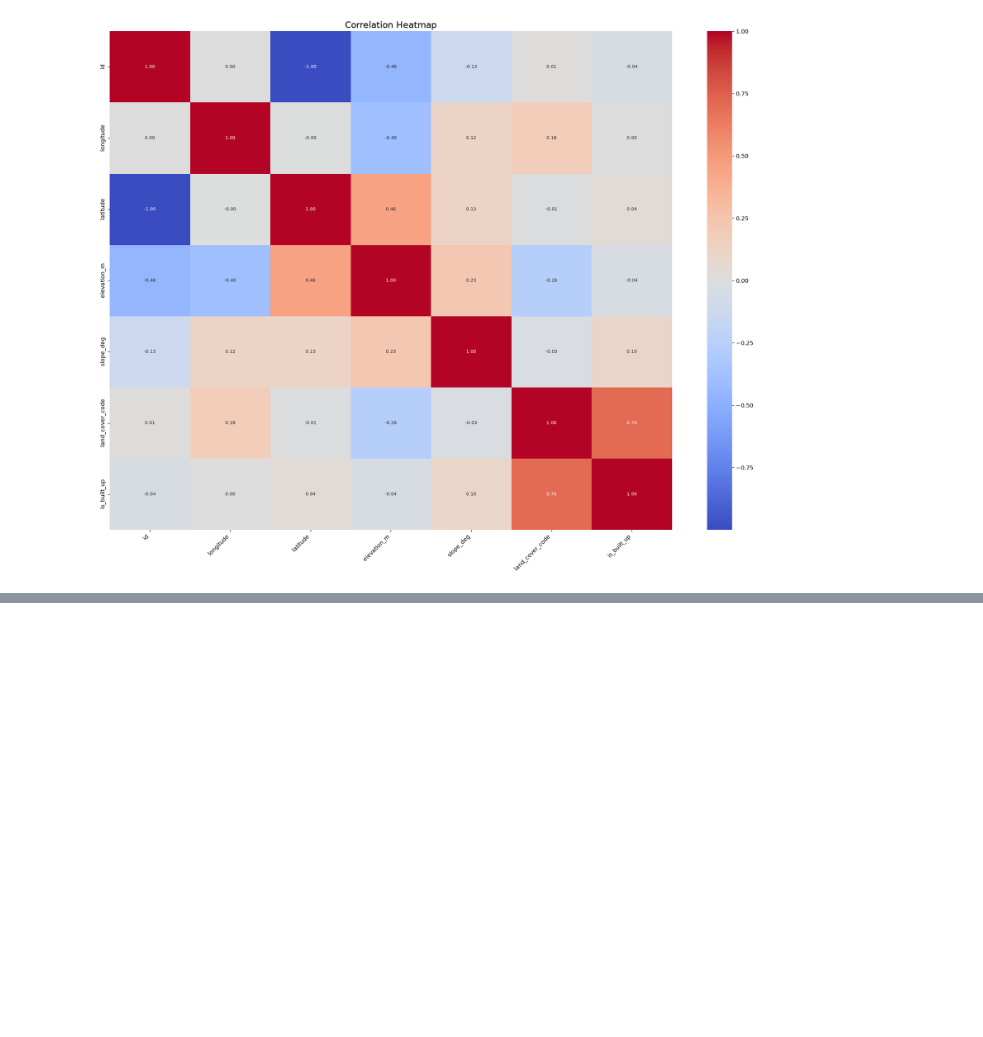
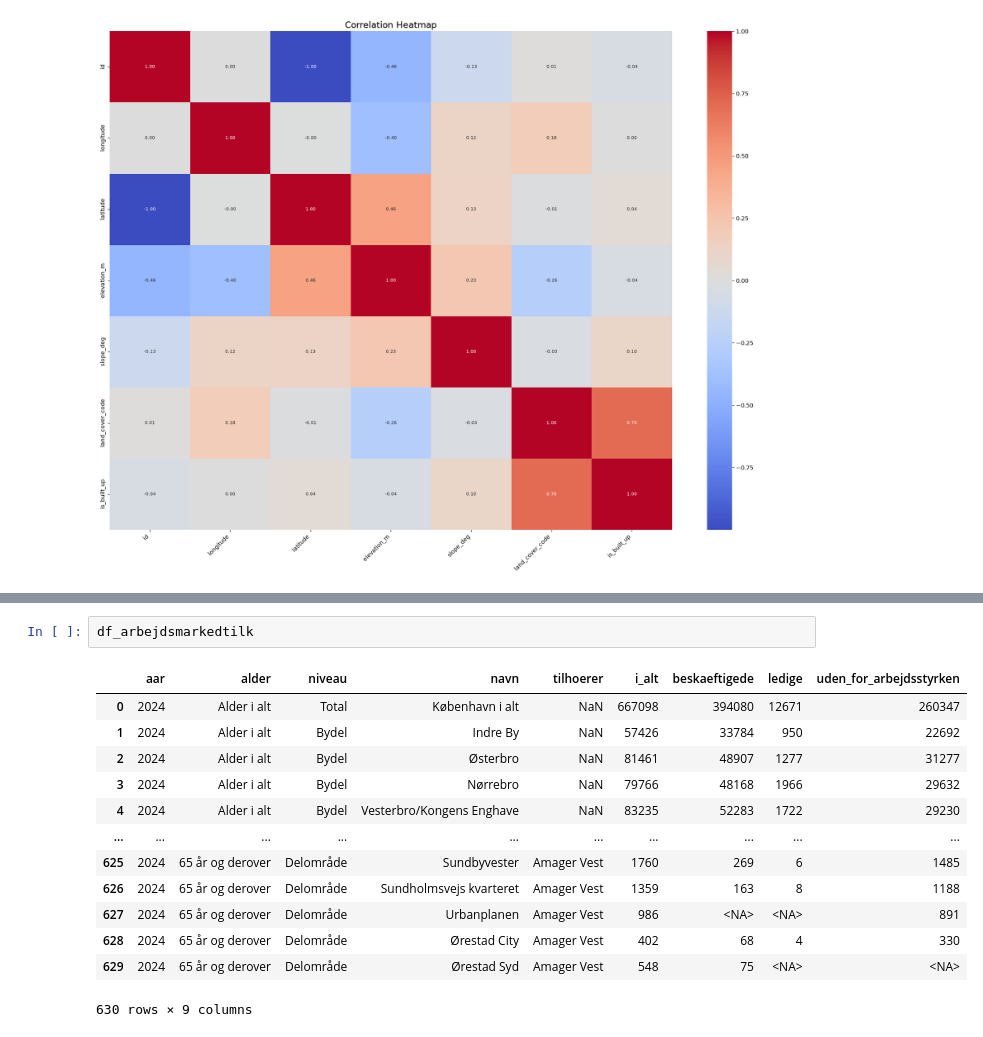
Before and after one commit to Inpatch/Esa_case, a Jupyter notebook: notebooks/variable_analysis/corr_maps.ipynb, the cells around one changed output, grey strips where cells are left out. Drawn from its saved outputs; the diff is of its cells as text; blank space fills up the shorter version.

```diff
--- a/notebooks/variable_analysis/corr_maps.ipynb
+++ b/notebooks/variable_analysis/corr_maps.ipynb
@@ -154,0 +261,16 @@ plot_corr_heatmap(dfs["training_table"])
+# %%
+df_arbejdsmarkedtilk
+# %% [output]
+|  | aar | alder | niveau | navn | tilhoerer | i_alt | beskaeftigede | ledige | uden_for_arbejdsstyrken |
+| 0 | 2024 | Alder i alt | Total | København i alt | NaN | 667098 | 394080 | 12671 | 260347 |
+| 1 | 2024 | Alder i alt | Bydel | Indre By | NaN | 57426 | 33784 | 950 | 22692 |
+| 2 | 2024 | Alder i alt | Bydel | Østerbro | NaN | 81461 | 48907 | 1277 | 31277 |
+| 3 | 2024 | Alder i alt | Bydel | Nørrebro | NaN | 79766 | 48168 | 1966 | 29632 |
+| 4 | 2024 | Alder i alt | Bydel | Vesterbro/Kongens Enghave | NaN | 83235 | 52283 | 1722 | 29230 |
+| ... | ... | ... | ... | ... | ... | ... | ... | ... | ... |
+| 625 | 2024 | 65 år og derover | Delområde | Sundbyvester | Amager Vest | 1760 | 269 | 6 | 1485 |
+| 626 | 2024 | 65 år og derover | Delområde | Sundholmsvejs kvarteret | Amager Vest | 1359 | 163 | 8 | 1188 |
+| 627 | 2024 | 65 år og derover | Delområde | Urbanplanen | Amager Vest | 986 | <NA> | <NA> | 891 |
+| 628 | 2024 | 65 år og derover | Delområde | Ørestad City | Amager Vest | 402 | 68 | 4 | 330 |
+| 629 | 2024 | 65 år og derover | Delområde | Ørestad Syd | Amager Vest | 548 | 75 | <NA> | <NA> |
+630 rows × 9 columns
```
Also changed, not shown: parts of 16 cells of this notebook, 19 other files.
